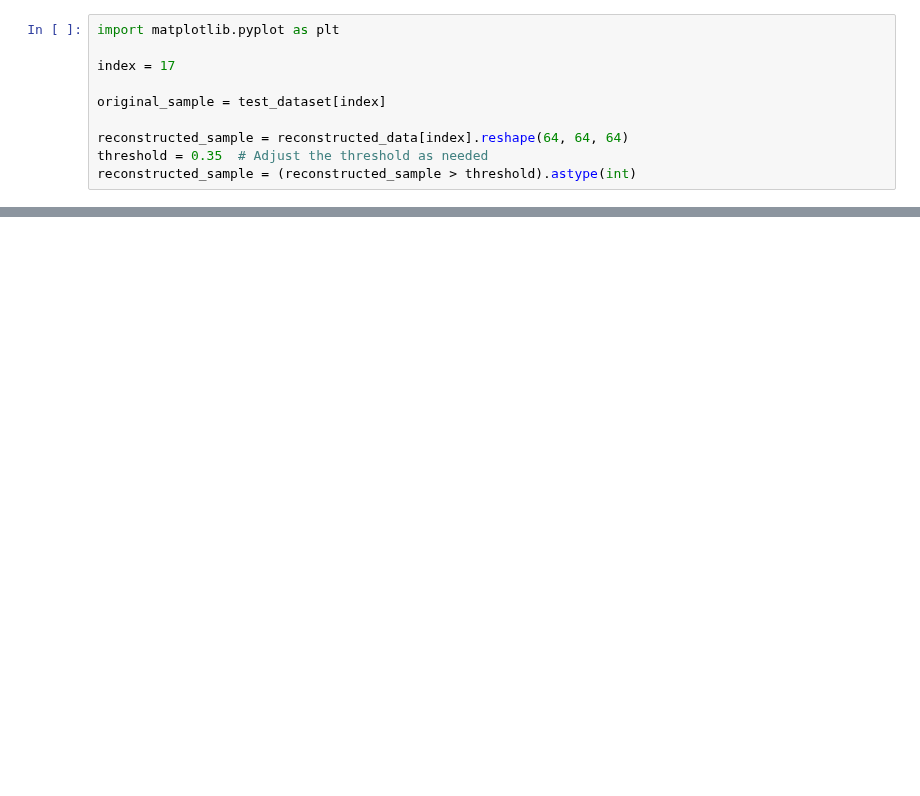
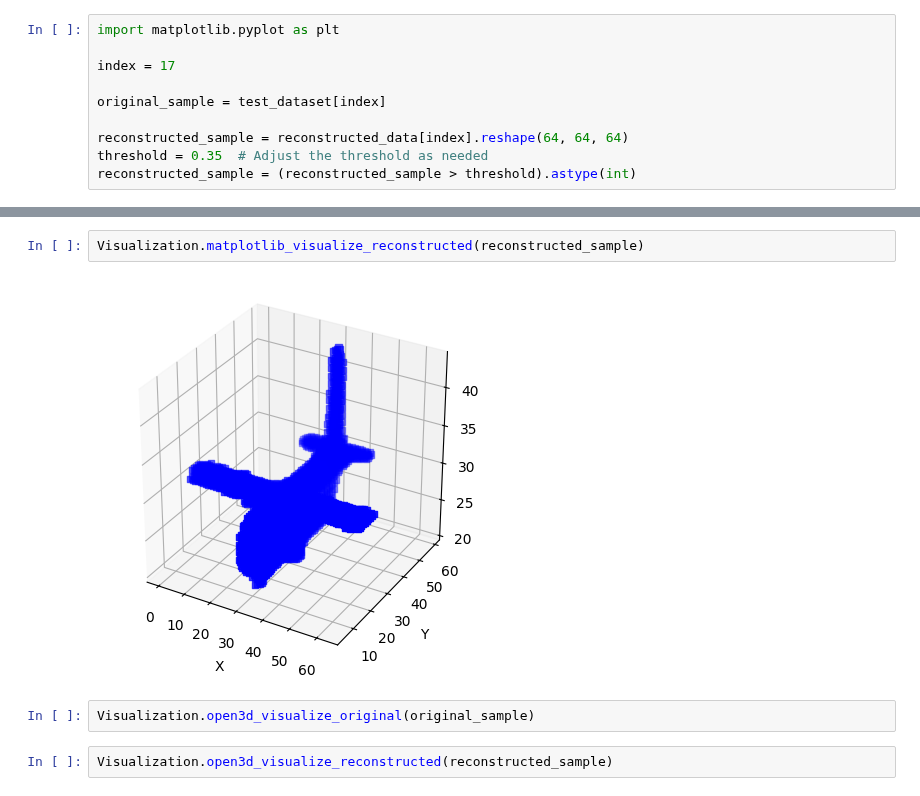
Before and after one commit to kingslayer1312/CAD-DR, a Jupyter notebook: autoencoder.ipynb, the cells around one changed output, grey strips where cells are left out. Cells and saved outputs as stored; diff of their text form; blank space fills up the shorter version.

```diff
--- a/autoencoder.ipynb
+++ b/autoencoder.ipynb
@@ -221,0 +104,8 @@ visualizer.destroy_window()
+# %%
+Visualization.matplotlib_visualize_reconstructed(reconstructed_sample)
+# %% [output]
+[figure, added]
+# %%
+Visualization.open3d_visualize_original(original_sample)
+# %%
+Visualization.open3d_visualize_reconstructed(reconstructed_sample)
```
Also changed, not shown: parts of 19 cells of this notebook, 10 other files.
